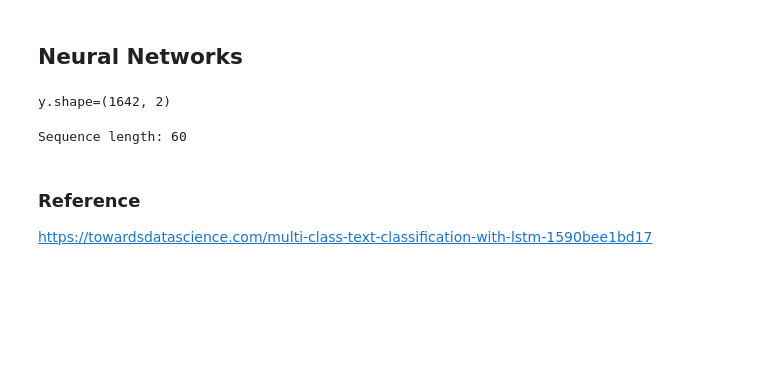
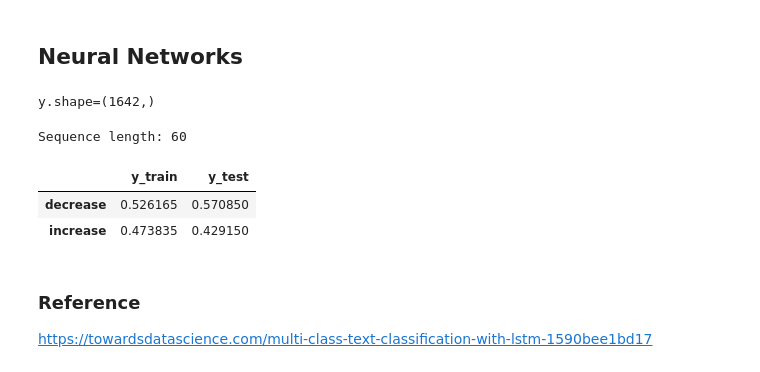
Before and after one commit to jirvingphd/capstone-project-using-trumps-tweets-to-predict-stock-market, a Jupyter notebook: Capstone Restarted 10-2020.ipynb, the cells around one changed output. Saved outputs shown, nothing was run; the diff lists cells and outputs as text; code cells hidden in the pictures; blank space fills up the shorter version.

```diff
--- a/Capstone Restarted 10-2020.ipynb
+++ b/Capstone Restarted 10-2020.ipynb
@@ -880,10 +892,13 @@ from tensorflow.keras.utils import to_categorical
 text_data = data_df['text']#.tolist()
 
 # Changed for class imblanace  #
-y = to_categorical(data_df['target'])#,num_classes=3)
+if data_df['target'].nunique()>2:
+    y = to_categorical(data_df['target'])#,num_classes=3)
+else:
+    y = data_df['target'].values
 print(f'y.shape={y.shape}')
 # %% [output]
-y.shape=(1642, 2)
+y.shape=(1642,)
 # %%
 tokenizer = Tokenizer()
 
@@ -911,0 +922,25 @@ X_train, X_test,y_train,y_test = train_test_split(X, y)# test_size=0.15, val_siz
+# %%
+def get_class_balances(y_train, y_test,show_styler=False):
+    if y_train.ndim >1:
+        ## Final Class Balance Check
+        class_balance = pd.DataFrame({'y_train':pd.Series(y_train.argmax(1)).value_counts(1),
+                      'y_test':pd.Series(y_test.argmax(1)).value_counts(1)})#,index=classes)
+
+    else:
+        class_balance = pd.DataFrame({'y_train':pd.Series(y_train).value_counts(1),
+                  'y_test':pd.Series(y_test).value_counts(1)})#,index=classes)
+
+    # class_balance.index=classes
+    class_balance.index = class_balance.index.map(target_map_lookup)
+    if show_styler:
+        display(class_balance.style.background_gradient())
+
+#     else:
+    return class_balance
+
+class_balance = get_class_balances(y_train,y_test,1)
+class_balance.reset_index(inplace=True)
+# %% [output]
+|  | y_train | y_test |
+| decrease | 0.526165 | 0.570850 |
+| increase | 0.473835 | 0.429150 |
```
Also changed, not shown: parts of 51 cells of this notebook, 1 other file.
